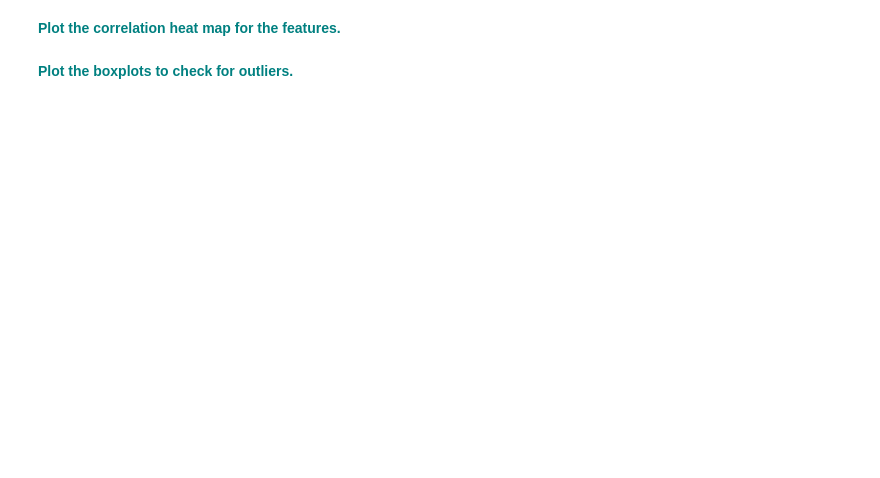
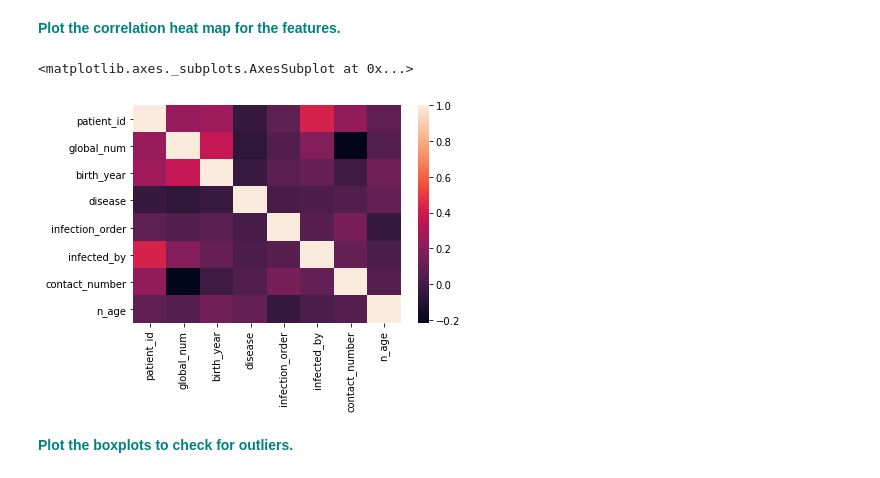
Before and after one commit to VBaluckram/covid_random_forest, a Jupyter notebook: RandomForest_casestudy_covid19.ipynb, the cells around one changed output. Saved outputs shown, nothing was run; the diff lists cells and outputs as text; code cells hidden in the pictures; blank space fills up the shorter version.

```diff
--- a/RandomForest_casestudy_covid19.ipynb
+++ b/RandomForest_casestudy_covid19.ipynb
@@ -73,2 +109,5 @@ df.state.value_counts()
 # %% [markdown]
  **<font color='teal'> Create a new column named 'n_age' which is the calculated age based on the birth year column.</font>**
+# %%
+df['n_age'] = 2021 - df['birth_year']
+df.head()
@@ -81,2 +168,6 @@ df.info()
 # %% [markdown]
  **<font color='teal'> Fill the 'disease' missing values with 0 and remap the True values to 1.</font>**
+# %%
+df['disease'] = df['disease'].fillna(0)
+df['disease'] = df['disease'].replace(True,1)
+df['disease'].unique()
@@ -85,4 +181,6 @@ df.info()
 # %% [markdown]
  **<font color='teal'> Fill the rest of the missing values with any method.</font>**
+# %%
+df = df.fillna(df.mode().iloc[0])
 # %% [markdown]
  **<font color='teal'> Check for any remaining null values.</font>**
@@ -122,4 +305,9 @@ vn
 # %% [markdown]
 **<font color='teal'> Plot the correlation heat map for the features.</font>**
+# %%
+sns.heatmap(df.corr())
+# %% [output]
+<matplotlib.axes._subplots.AxesSubplot at 0x...>
+[figure, added]
 # %% [markdown]
 **<font color='teal'> Plot the boxplots to check for outliers. </font>**
```
Also changed, not shown: parts of 25 cells of this notebook, 2 other files.
